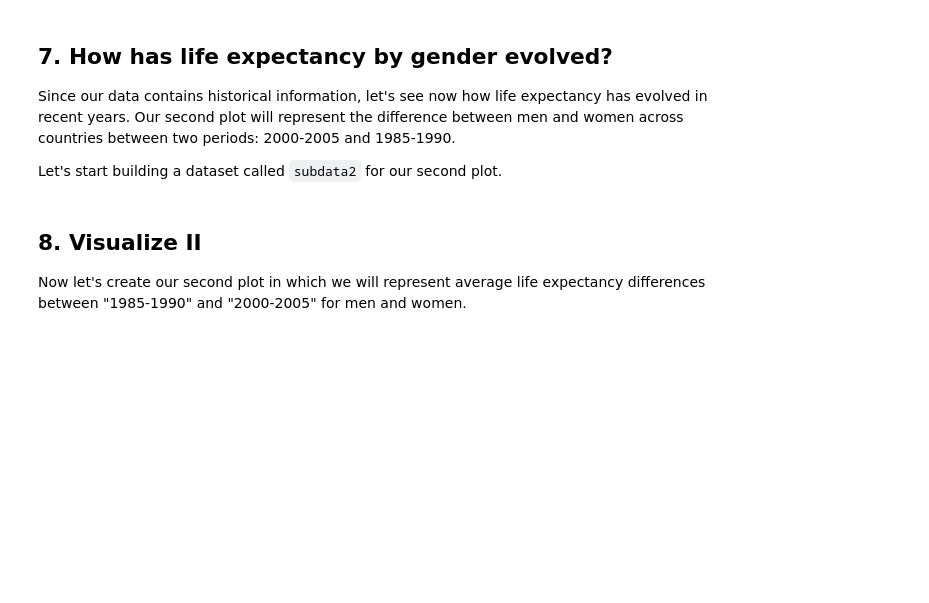
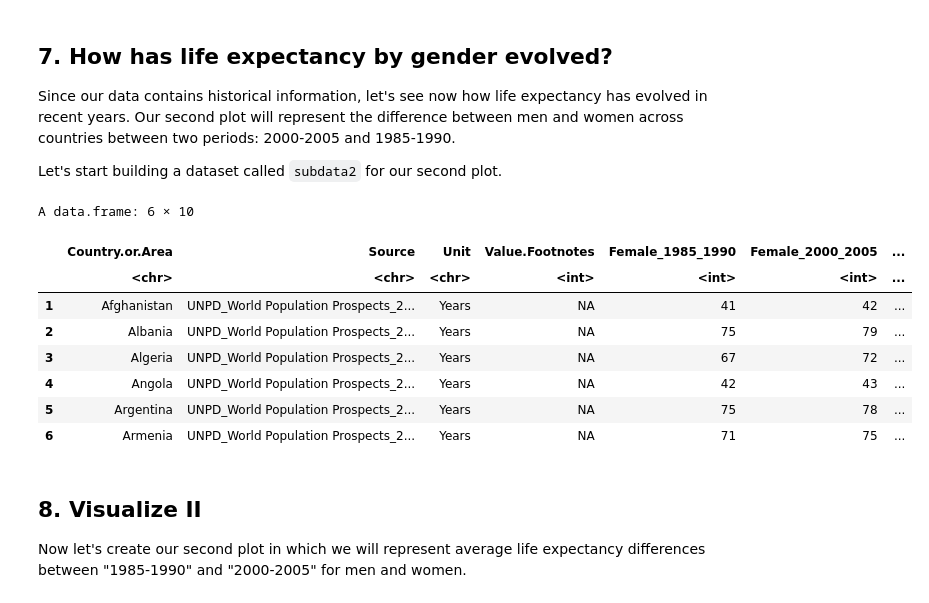
Before and after one commit to JeremyTallant/life_expectancy, a Jupyter notebook: life_analysis.ipynb, the cells around one changed output. Saved outputs shown, nothing was run; the diff lists cells and outputs as text; code cells hidden in the pictures; blank space fills up the shorter version.

```diff
--- a/life_analysis.ipynb
+++ b/life_analysis.ipynb
@@ -121,16 +132,26 @@ ggplot(subdata, aes(x=Male, y=Female, label= Country.or.Area))+
 # %%
 # Subsetting, mutating and reshaping the life expectancy data
 subdata2 <- life_expectancy %>%
   filter(Year %in% c("1985-1990", "2000-2005")) %>%
   mutate(Sub_Year=paste(Subgroup, Year, sep="_")) %>%
   mutate(Sub_Year=gsub("-", "_", Sub_Year)) %>%
   select(-Subgroup, -Year) %>%
-# .... YOUR CODE FOR TASK 7 ....
-# .... YOUR CODE FOR TASK 7 ....
-# .... YOUR CODE FOR TASK 7 ....
+  spread(Sub_Year, Value) %>%
+  mutate(diff_Female = Female_2000_2005 - Female_1985_1990) %>%
+  mutate(diff_Male = Male_2000_2005 - Male_1985_1990)
 
 # Taking a look at the first few rows
-# .... YOUR CODE FOR TASK 7 ....
+head(subdata2)
+# %% [output]
+A data.frame: 6 × 10
+|  | Country.or.Area | Source | Unit | Value.Footnotes | Female_1985_1990 | Female_2000_2005 | ... |
+|  | <chr> | <chr> | <chr> | <int> | <int> | <int> | ... |
+| 1 | Afghanistan | UNPD_World Population Prospects_2... | Years | NA | 41 | 42 | ... |
+| 2 | Albania | UNPD_World Population Prospects_2... | Years | NA | 75 | 79 | ... |
+| 3 | Algeria | UNPD_World Population Prospects_2... | Years | NA | 67 | 72 | ... |
+| 4 | Angola | UNPD_World Population Prospects_2... | Years | NA | 42 | 43 | ... |
+| 5 | Argentina | UNPD_World Population Prospects_2... | Years | NA | 75 | 78 | ... |
+| 6 | Armenia | UNPD_World Population Prospects_2... | Years | NA | 71 | 75 | ... |
 # %% [markdown]
 ## 8. Visualize II
 <p>Now let's create our second plot in which we will represent average life expectancy differences between "1985-1990" and "2000-2005" for men and women.</p>
```
Also changed, not shown: parts of 1 cell of this notebook, 1 other file.
